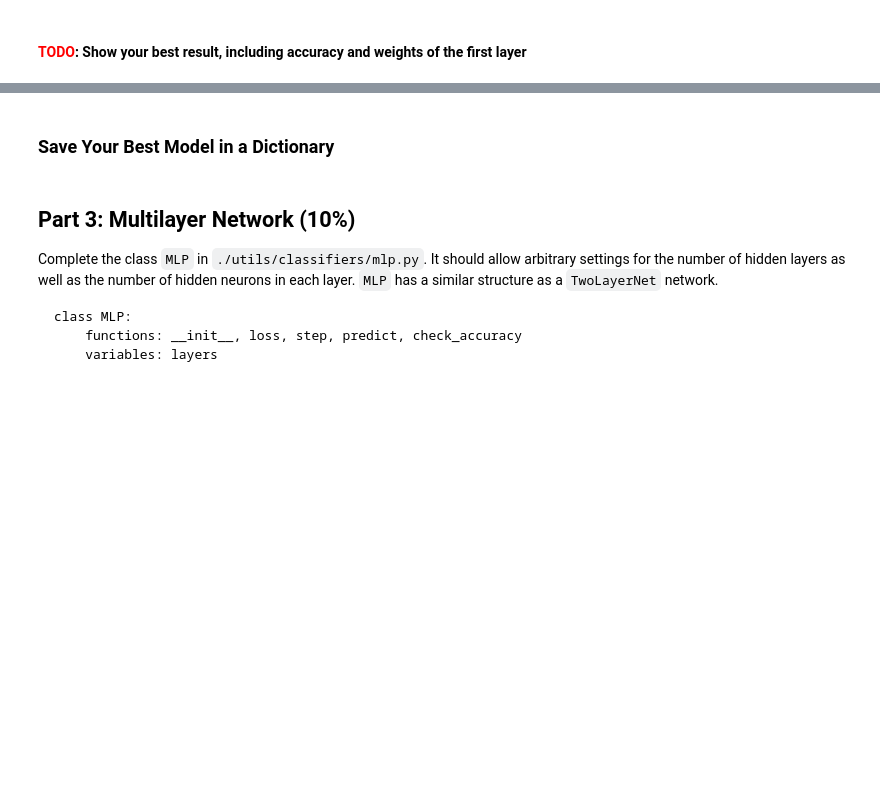
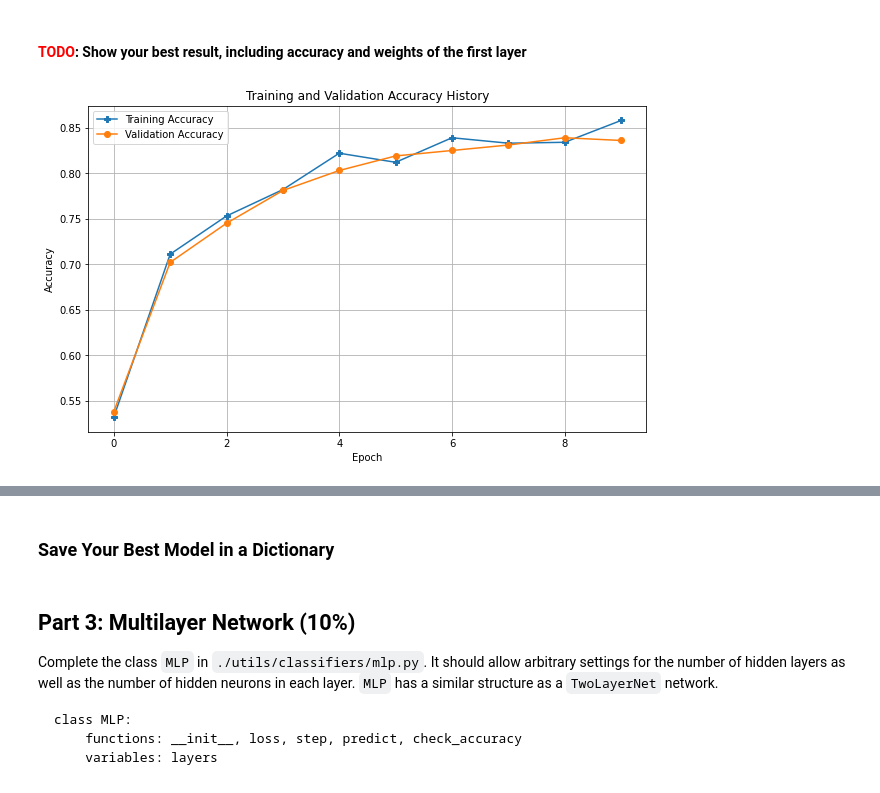
Before and after one commit to ecbme4040/e4040-2023fall-assign1-hd2551, a Jupyter notebook: task2-mlp_numpy.ipynb, the cells around one changed output, grey strips where cells are left out. Saved outputs shown, nothing was run; the diff lists cells and outputs as text; code cells hidden in the pictures; blank space fills up the shorter version.

```diff
--- a/task2-mlp_numpy.ipynb
+++ b/task2-mlp_numpy.ipynb
@@ -525,3 +595,15 @@ from utils.classifiers.twolayernet import TwoLayerNet
 #    verbose = TBD
 #    train_acc_hist, val_acc_hist = train(TBD)
 #    test(TBD, TBD, TBD)
+
+model = TwoLayerNet(input_dim=X_train.shape[1], hidden_dim=400, num_classes=20, reg=1e-4, weight_scale=1e-3)
+
+num_epoch = 10
+batch_size = 500
+lr = 5e-4
+verbose = True
+train_acc_hist, val_acc_hist = train(
+    model, X_train, y_train, X_val, y_val, num_epoch=num_epoch, batch_size=batch_size,
+    learning_rate=lr, verbose=verbose
+)
+test(model, X_test, y_test)
@@ -533,0 +631,16 @@ from utils.classifiers.twolayernet import TwoLayerNet
+# %%
+## TODO: plot training and validation accuracy
+
+import matplotlib.pyplot as plt
+
+plt.figure(figsize=(10, 6))
+plt.plot(train_acc_hist, label='Training Accuracy', marker='P')
+plt.plot(val_acc_hist, label='Validation Accuracy', marker='o')
+plt.xlabel('Epoch')
+plt.ylabel('Accuracy')
+plt.title('Training and Validation Accuracy History')
+plt.legend()
+plt.grid(True)
+plt.show()
+# %% [output]
+[figure, added]
```
Also changed, not shown: parts of 18 cells of this notebook, 17 other files.
